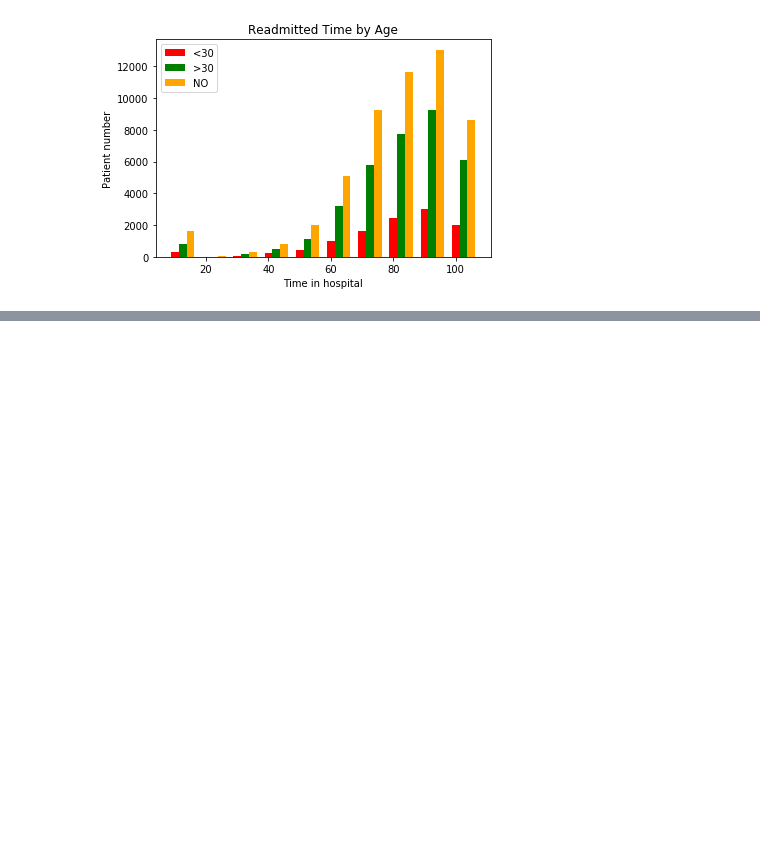
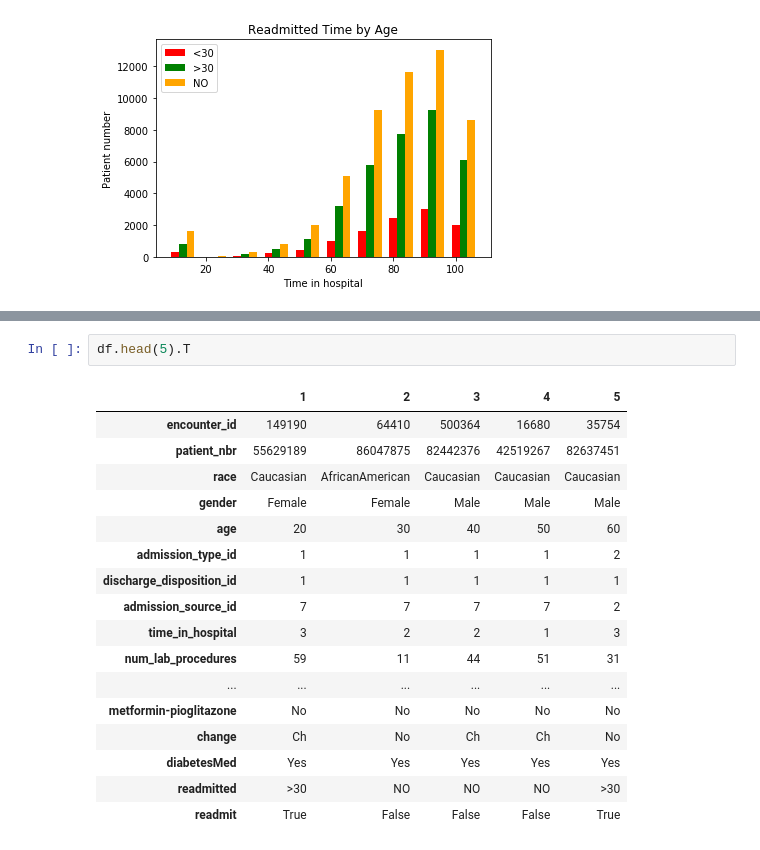
Before and after one commit to MaiaNgo/ds-project-01, a Jupyter notebook: maia/cleaning_data_and_visualization.ipynb, the cells around one changed output, grey strips where cells are left out. Cells and saved outputs as stored; diff of their text form; blank space fills up the shorter version.

```diff
--- a/maia/cleaning_data_and_visualization.ipynb
+++ b/maia/cleaning_data_and_visualization.ipynb
@@ -530,0 +566,20 @@ Name: patient_nbr, dtype: int64
+# %%
+df.head(5).T
+# %% [output]
+|  | 1 | 2 | 3 | 4 | 5 |
+| encounter_id | 149190 | 64410 | 500364 | 16680 | 35754 |
+| patient_nbr | 55629189 | 86047875 | 82442376 | 42519267 | 82637451 |
+| race | Caucasian | AfricanAmerican | Caucasian | Caucasian | Caucasian |
+| gender | Female | Female | Male | Male | Male |
+| age | 20 | 30 | 40 | 50 | 60 |
+| admission_type_id | 1 | 1 | 1 | 1 | 2 |
+| discharge_disposition_id | 1 | 1 | 1 | 1 | 1 |
+| admission_source_id | 7 | 7 | 7 | 7 | 2 |
+| time_in_hospital | 3 | 2 | 2 | 1 | 3 |
+| num_lab_procedures | 59 | 11 | 44 | 51 | 31 |
+| ... | ... | ... | ... | ... | ... |
+| metformin-pioglitazone | No | No | No | No | No |
+| change | Ch | No | Ch | Ch | No |
+| diabetesMed | Yes | Yes | Yes | Yes | Yes |
+| readmitted | >30 | NO | NO | NO | >30 |
+| readmit | True | False | False | False | True |
```
Also changed, not shown: parts of 6 cells of this notebook, 1 other file.
